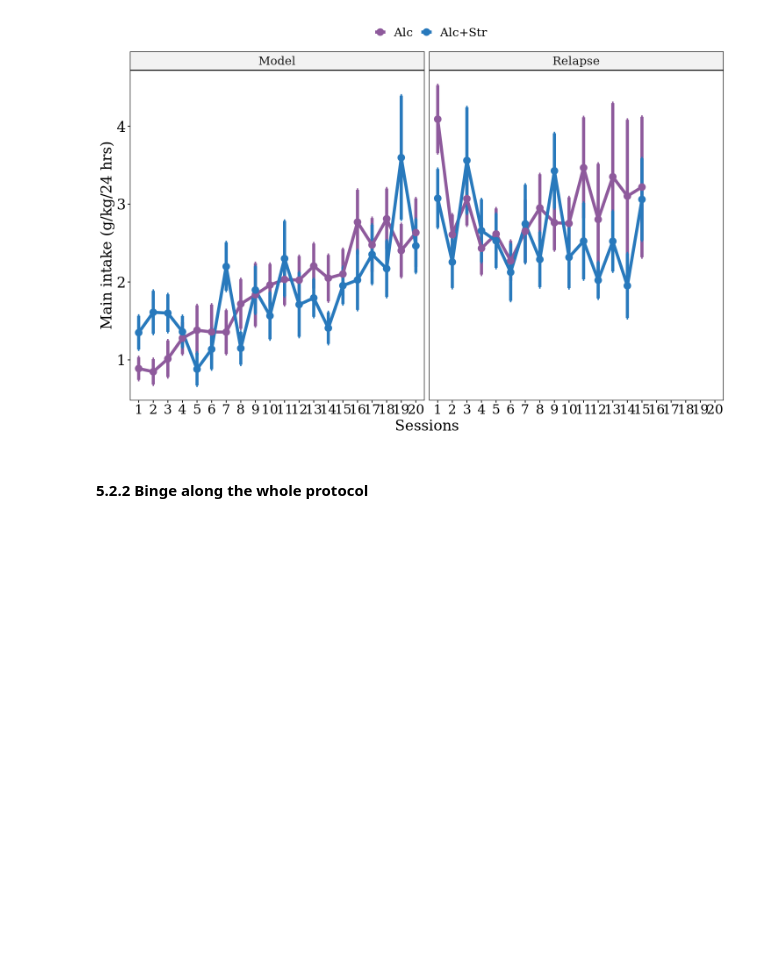
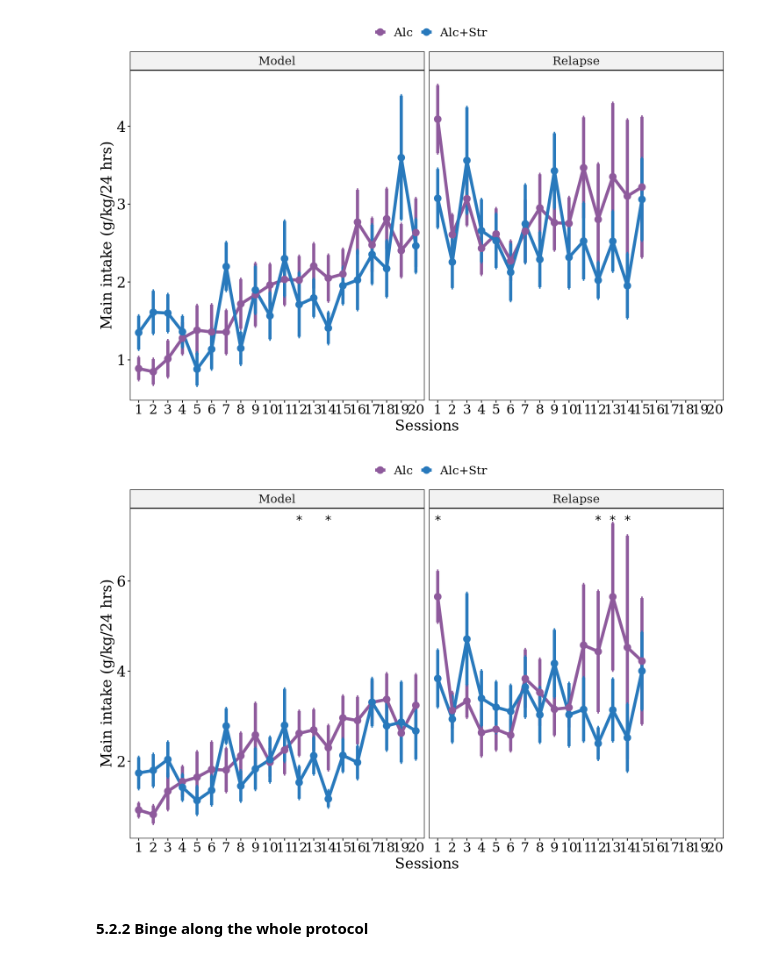
Before and after one commit to JalilRT/Sudmex_alcohol_stress, a Jupyter notebook: code/Alcohol_consumption.ipynb, the cells around one changed output. Cells and saved outputs as stored; diff of their text form; code cells hidden in the pictures; blank space fills up the shorter version.

```diff
--- a/code/Alcohol_consumption.ipynb
+++ b/code/Alcohol_consumption.ipynb
@@ -393,3 +419,7 @@ plot_groupF <- Alcohol_intake %>% filter(Sex == "female") %>%
+# %%
+plot_group_M
+# %% [output]
+[figure, added]
 # %% [markdown]
 #### 5.2.2 Binge along the whole protocol
 # %%
```
Also changed, not shown: parts of 7 cells of this notebook.
